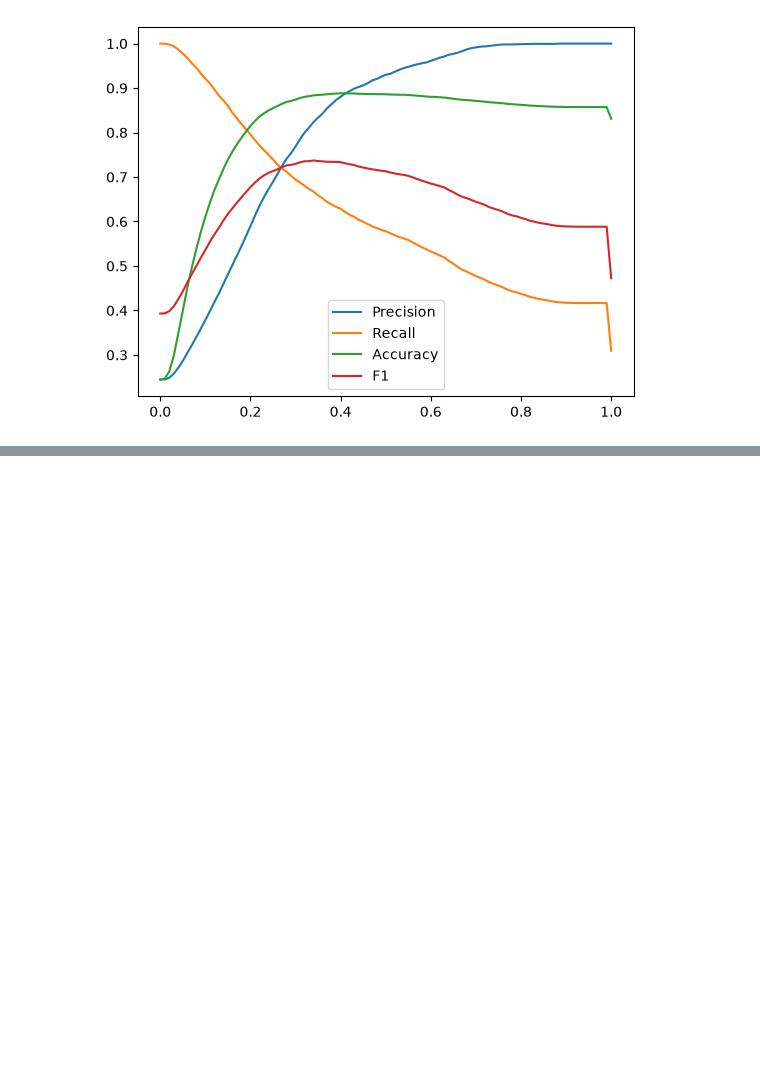
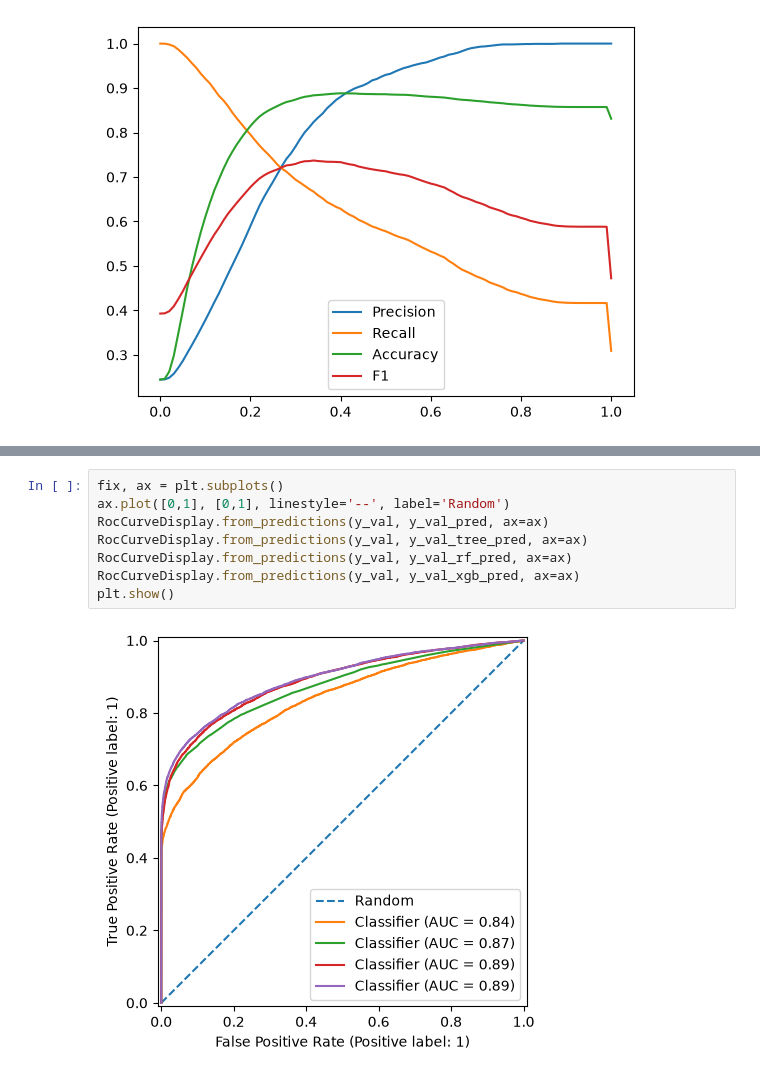
Before and after one commit to samisiraj/loan-default-prediction, a Jupyter notebook: notebooks/03_modelling.ipynb, the cells around one changed output, grey strips where cells are left out. Drawn from its saved outputs; the diff is of its cells as text; blank space fills up the shorter version.

```diff
--- a/notebooks/03_modelling.ipynb
+++ b/notebooks/03_modelling.ipynb
@@ -723,0 +898,10 @@ plt.legend()
+# %%
+fix, ax = plt.subplots()
+ax.plot([0,1], [0,1], linestyle='--', label='Random')
+RocCurveDisplay.from_predictions(y_val, y_val_pred, ax=ax)
+RocCurveDisplay.from_predictions(y_val, y_val_tree_pred, ax=ax)
+RocCurveDisplay.from_predictions(y_val, y_val_rf_pred, ax=ax)
+RocCurveDisplay.from_predictions(y_val, y_val_xgb_pred, ax=ax)
+plt.show()
+# %% [output]
+[figure, added]
```
Also changed, not shown: parts of 23 cells of this notebook, 1 other file.
